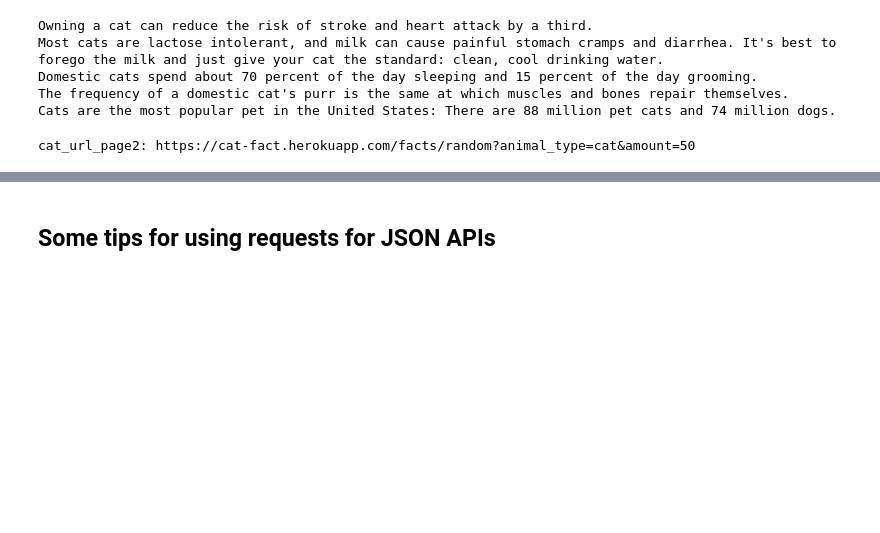
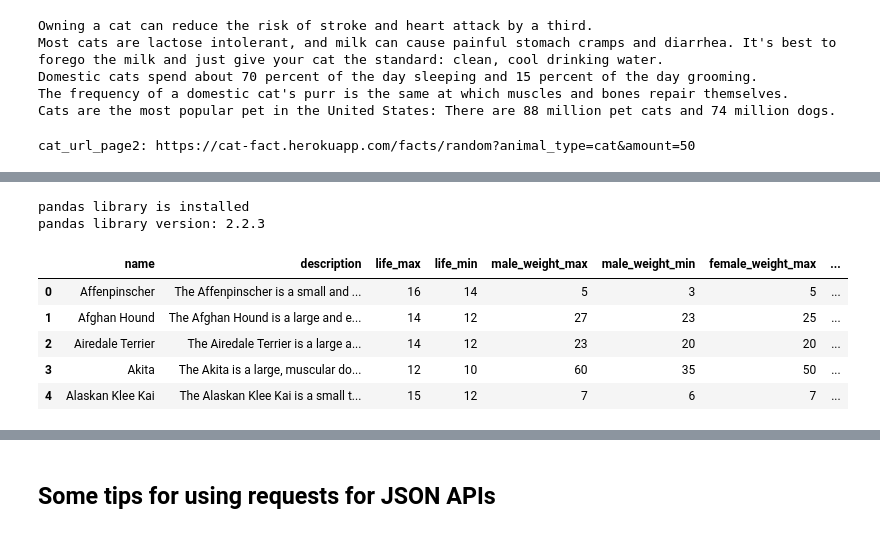
Before and after one commit to ValRCS/Python_RTU_2024_25, a Jupyter notebook: topic_14_json_apis/using_JSON_APIs.ipynb, the cells around one changed output, grey strips where cells are left out. Cells and saved outputs as stored; diff of their text form; code cells hidden in the pictures; blank space fills up the shorter version.

```diff
--- a/topic_14_json_apis/using_JSON_APIs.ipynb
+++ b/topic_14_json_apis/using_JSON_APIs.ipynb
@@ -441,0 +446,3 @@ cat_url_page2: https://cat-fact.herokuapp.com/facts/random?animal_type=cat&amoun
+# %%
+url = "https://dogapi.dog/api/v2/breeds"
+print(f"dogapi url: {url}")
@@ -442 +669,14 @@ cat_url_page2: https://cat-fact.herokuapp.com/facts/random?animal_type=cat&amoun
+# %%
+# try importing pandas as pd
+try:
+    import pandas as pd # standard library # no pip install needed
+    print("pandas library is installed")
+    # print version
+    print(f"pandas library version: {pd.__version__}")
+except ImportError:
+    print("pandas library is not installed")
+    print("please install it with: pip install pandas[excel,parquet]")
+# %% [output]
+pandas library is installed
+pandas library version: 2.2.3
 # %%
@@ -443,0 +684,14 @@ cat_url_page2: https://cat-fact.herokuapp.com/facts/random?animal_type=cat&amoun
+# %%
+# we have a list of dictionaries for our dogs
+# those can be easily loaded into pandas dataframe
+# we will get keys as column names and values as individual cells in the dataframe
+# this is more flexible if some key value pair is missing from some dog
+df = pd.DataFrame(flat_dogs) # create a dataframe from the list of dictionaries
+df.head() # print first 5 rows of the dataframe
+# %% [output]
+|  | name | description | life_max | life_min | male_weight_max | male_weight_min | female_weight_max | ... |
+| 0 | Affenpinscher | The Affenpinscher is a small and ... | 16 | 14 | 5 | 3 | 5 | ... |
+| 1 | Afghan Hound | The Afghan Hound is a large and e... | 14 | 12 | 27 | 23 | 25 | ... |
+| 2 | Airedale Terrier | The Airedale Terrier is a large a... | 14 | 12 | 23 | 20 | 20 | ... |
+| 3 | Akita | The Akita is a large, muscular do... | 12 | 10 | 60 | 35 | 50 | ... |
+| 4 | Alaskan Klee Kai | The Alaskan Klee Kai is a small t... | 15 | 12 | 7 | 6 | 7 | ... |
```
Also changed, not shown: parts of 25 cells of this notebook, 2 other files.
